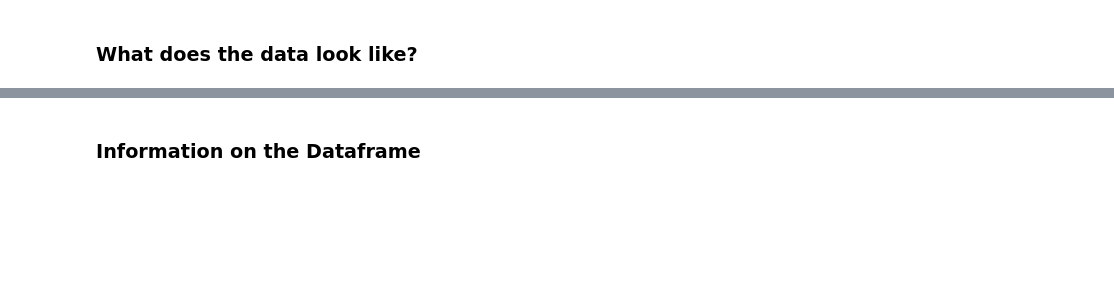
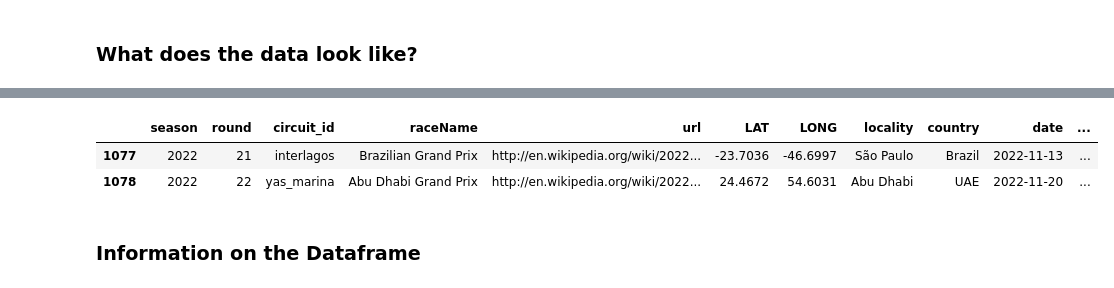
Before and after one commit to autrefois/bootcamp, a Jupyter notebook: 2022/python_workshop/notebooks/08_pandas.ipynb, the cells around one changed output, grey strips where cells are left out. Cells and saved outputs as stored; diff of their text form; code cells hidden in the pictures; blank space fills up the shorter version.

```diff
--- a/2022/python_workshop/notebooks/08_pandas.ipynb
+++ b/2022/python_workshop/notebooks/08_pandas.ipynb
@@ -106,5 +182,9 @@ f1_races.head()
 # %%
-f1_races.tail()
+f1_races.tail(2)
+# %% [output]
+|  | season | round | circuit_id | raceName | url | LAT | LONG | locality | country | date | ... |
+| 1077 | 2022 | 21 | interlagos | Brazilian Grand Prix | http://en.wikipedia.org/wiki/2022... | -23.7036 | -46.6997 | São Paulo | Brazil | 2022-11-13 | ... |
+| 1078 | 2022 | 22 | yas_marina | Abu Dhabi Grand Prix | http://en.wikipedia.org/wiki/2022... | 24.4672 | 54.6031 | Abu Dhabi | UAE | 2022-11-20 | ... |
 # %% [markdown]
 ### Information on the Dataframe
 # %%
```
Also changed, not shown: parts of 55 cells of this notebook, 1 other file.
